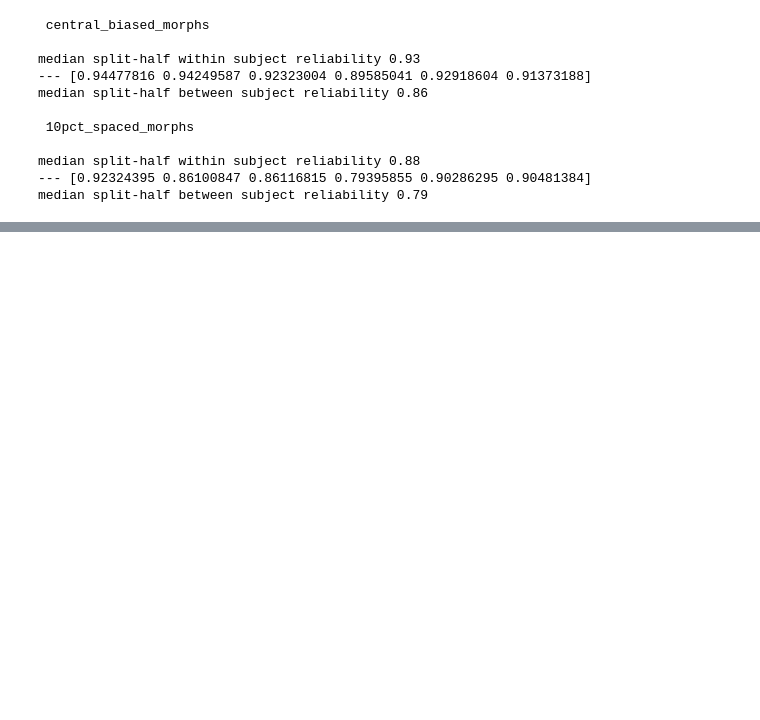
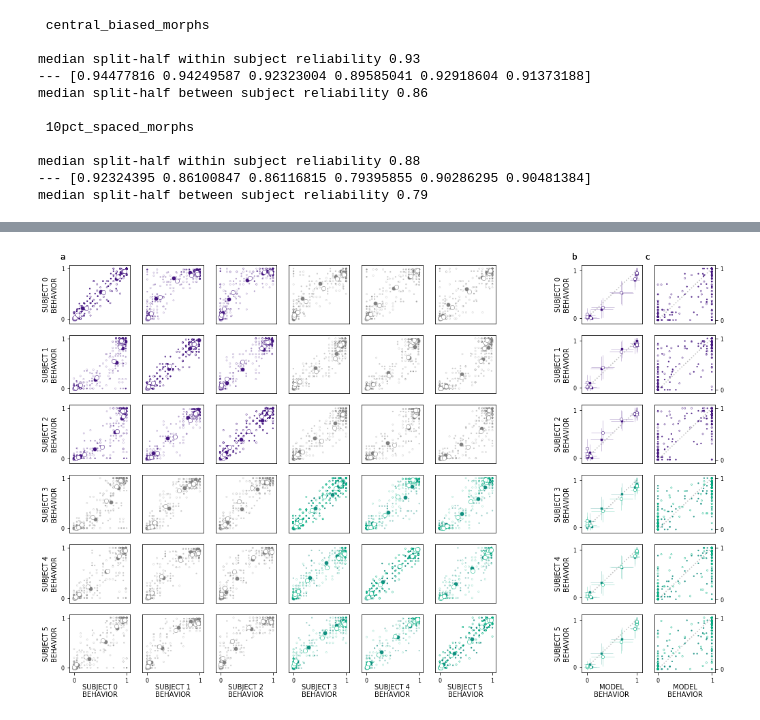
Before and after one commit to tzler/nondiagnostic, a Jupyter notebook: analyses.ipynb, the cells around one changed output, grey strips where cells are left out. Drawn from its saved outputs; the diff is of its cells as text; code cells hidden in the pictures; blank space fills up the shorter version.

```diff
--- a/analyses.ipynb
+++ b/analyses.ipynb
@@ -62,6 +260,0 @@ def show_model_parameters(m_, idx_ =-1, markdown=False):
-# %%
-def get_masked_indices():
-    f = open("imageFiles_1100-1.txt", "r")
-    mask_morphs_indices = [i[1:-2] for i in f.read().splitlines()]
-    f.close()
-    return mask_morphs_indices
@@ -233,0 +271,2 @@ else:
+# %%
+representations = load_representations('vgg')
@@ -973,0 +1118,6 @@ plt.savefig('./results/FIGURE2.pdf', bbox_inches = "tight", format='pdf')
+# %%
+plt.figure(figsize=[17, 11])
+model_subject_correspondence(df, df_reliability, df_m1, resolution='subject', target='image')
+plt.savefig('./results/FIGURE2_PERCENT.pdf', bbox_inches = "tight", format='pdf')
+# %% [output]
+[figure, added]
```
Also changed, not shown: parts of 53 cells of this notebook.
